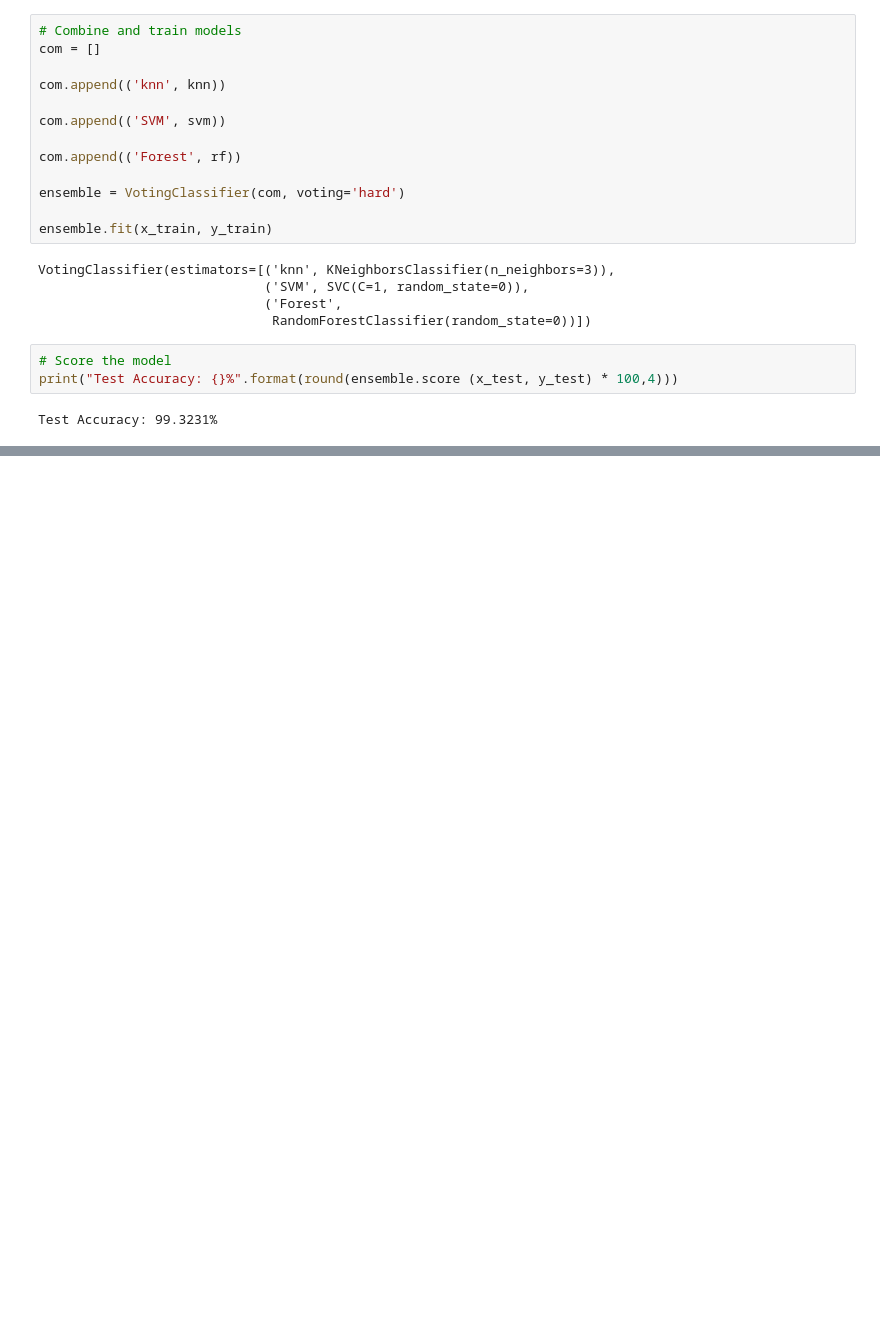
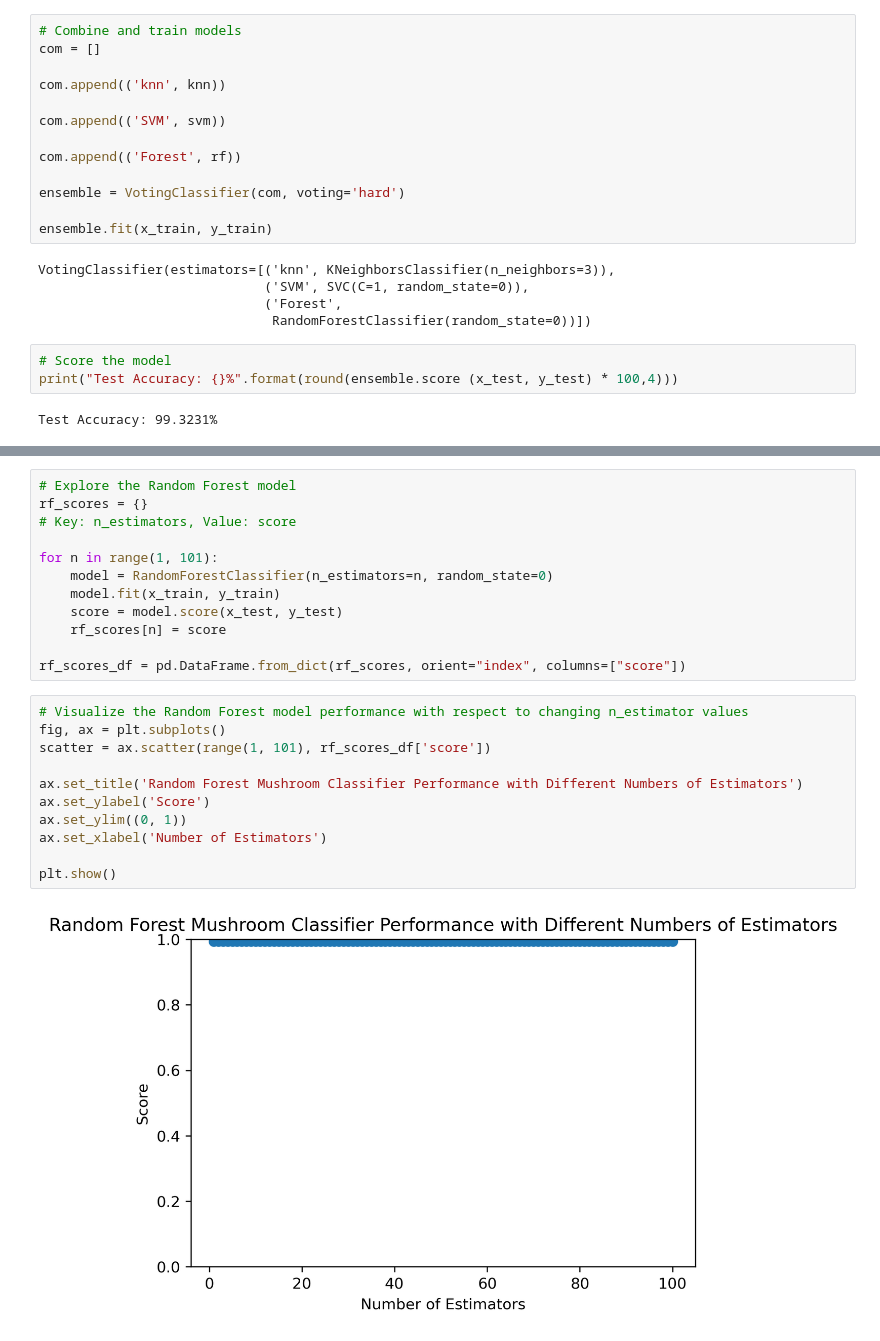
Before and after one commit to tyleryip/ENSF544_Project1, a Jupyter notebook: paper2-ensemble.ipynb, the cells around one changed output, grey strips where cells are left out. Drawn from its saved outputs; the diff is of its cells as text; blank space fills up the shorter version.

```diff
--- a/paper2-ensemble.ipynb
+++ b/paper2-ensemble.ipynb
@@ -120,0 +156,25 @@ Test Accuracy: 98.4615%
+# %%
+# Explore the Random Forest model
+rf_scores = {}
+# Key: n_estimators, Value: score
+
+for n in range(1, 101):
+    model = RandomForestClassifier(n_estimators=n, random_state=0)
+    model.fit(x_train, y_train)
+    score = model.score(x_test, y_test)
+    rf_scores[n] = score
+
+rf_scores_df = pd.DataFrame.from_dict(rf_scores, orient="index", columns=["score"])
+# %%
+# Visualize the Random Forest model performance with respect to changing n_estimator values
+fig, ax = plt.subplots()
+scatter = ax.scatter(range(1, 101), rf_scores_df['score'])
+
+ax.set_title('Random Forest Mushroom Classifier Performance with Different Numbers of Estimators')
+ax.set_ylabel('Score')
+ax.set_ylim((0, 1))
+ax.set_xlabel('Number of Estimators')
+
+plt.show()
+# %% [output]
+[figure, added]
```
Also changed, not shown: parts of 7 cells of this notebook, 1 other file.
